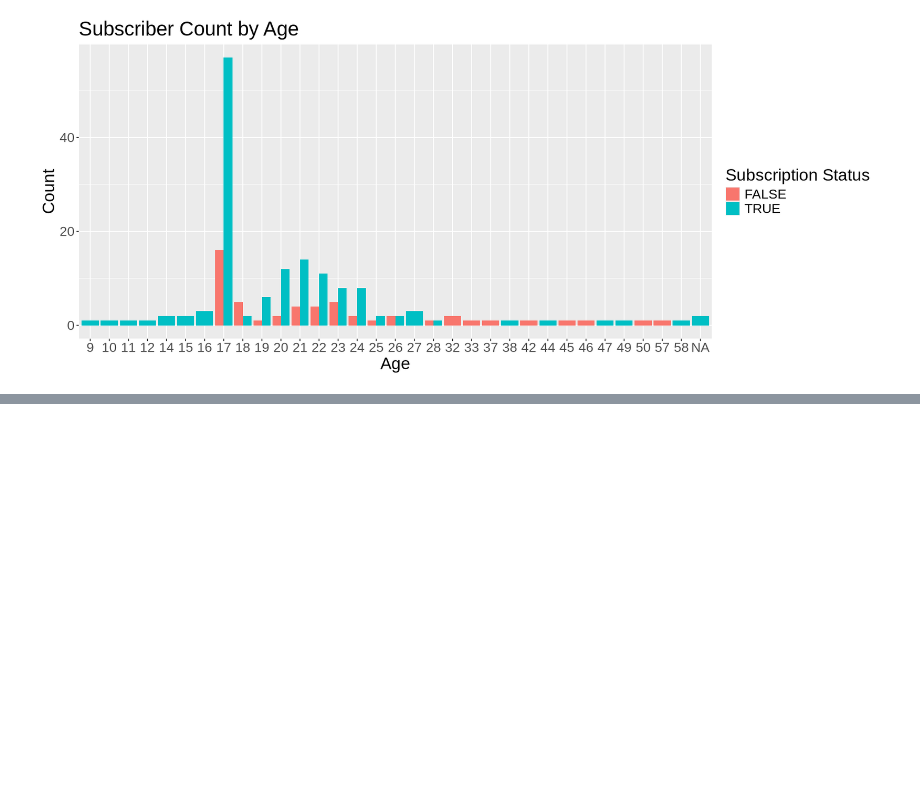
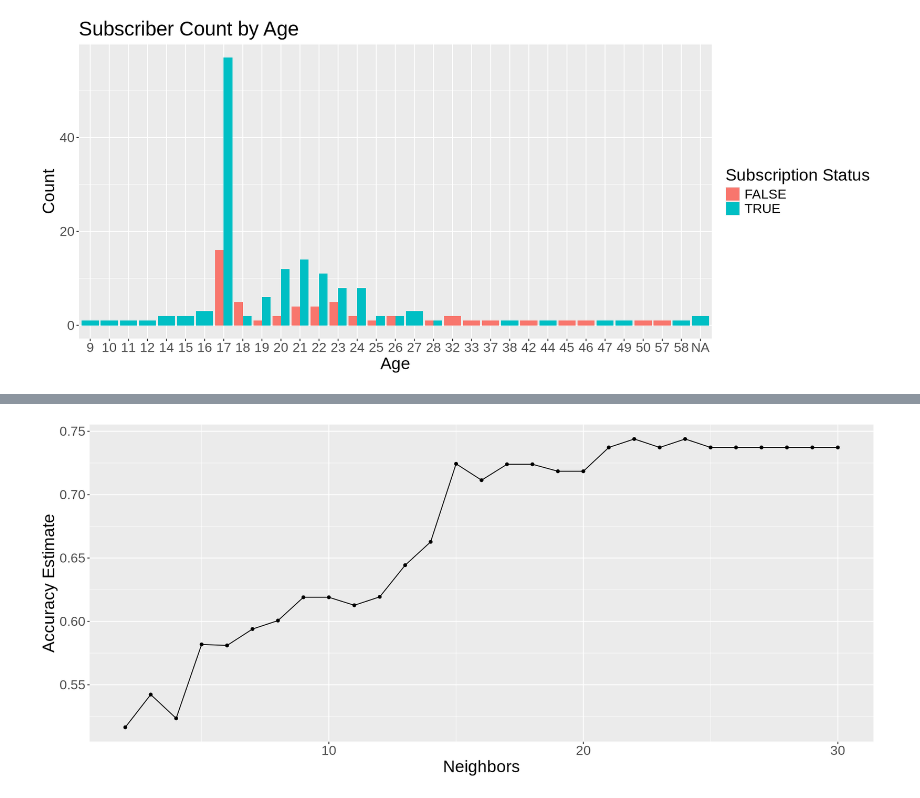
Before and after one commit to beccaphilip/DSCI-100-Group-Project, a Jupyter notebook: Report.ipynb, the cells around one changed output, grey strips where cells are left out. Saved outputs shown, nothing was run; the diff lists cells and outputs as text; code cells hidden in the pictures; blank space fills up the shorter version.

```diff
--- a/Report.ipynb
+++ b/Report.ipynb
@@ -188,0 +242,4 @@ step_center(all_predictors())
+# %%
+players_no_zero <- players_tidy |>
+    filter(played_hours != 0)
+players_no_zero
@@ -188,0 +266,36 @@ step_center(all_predictors())
+# %%
+set.seed(1)
+
+players_resplit <- initial_split(players_no_zero, prop = 0.8,strata = subscribe)
+players_retrain <- training(players_resplit)
+players_retest <- testing(players_resplit)
+
+players_new_recipe <- recipe(subscribe~Age+played_hours, data = players_retrain)|>
+step_impute_mean(all_numeric_predictors()) |>
+step_scale(all_predictors())|>
+step_center(all_predictors())
+
+knn_new_spec <- nearest_neighbor(weight_func = "rectangular", neighbors = tune()) |>
+            set_engine("kknn") |>
+            set_mode("classification")
+
+new_vfold <- vfold_cv(players_train, v = 10, strata = subscribe)
+
+new_metrics <- workflow() |>
+            add_recipe(players_new_recipe) |>
+            add_model(knn_new_spec) |>
+            tune_grid(resamples = new_vfold, grid = tibble(neighbors = seq(from=2, to=30, by=1))) |>
+            collect_metrics()
+
+new_accuracy <- new_metrics |>
+                 filter(.metric == 'accuracy')
+
+new_crossval_plot <- ggplot(new_accuracy, aes(x = neighbors, y = mean)) +
+                  geom_point() +
+                  geom_line() +
+                  labs(x = 'Neighbors', y = 'Accuracy Estimate') +
+                  theme(text = element_text(size = 20))
+
+new_crossval_plot
+# %% [output]
+[figure, added]
```
Also changed, not shown: parts of 13 cells of this notebook.
